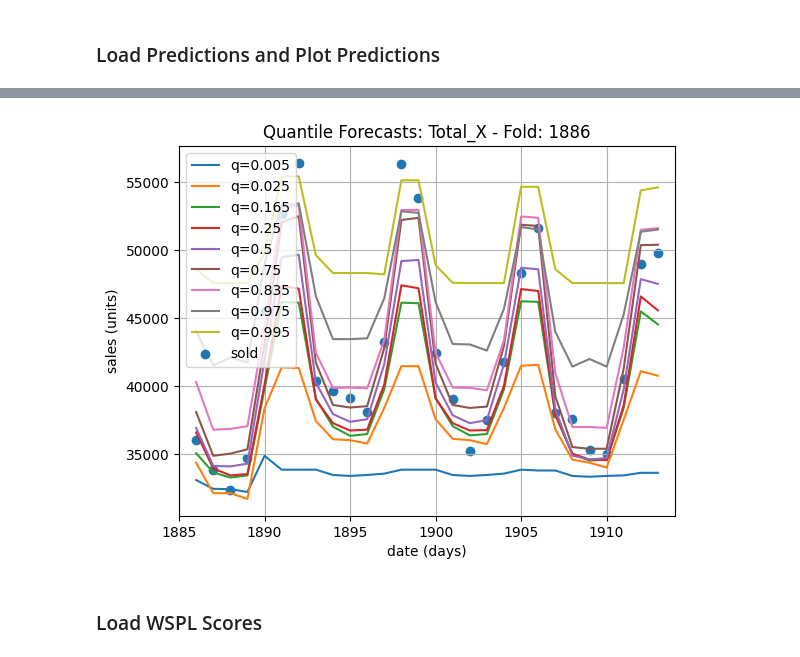
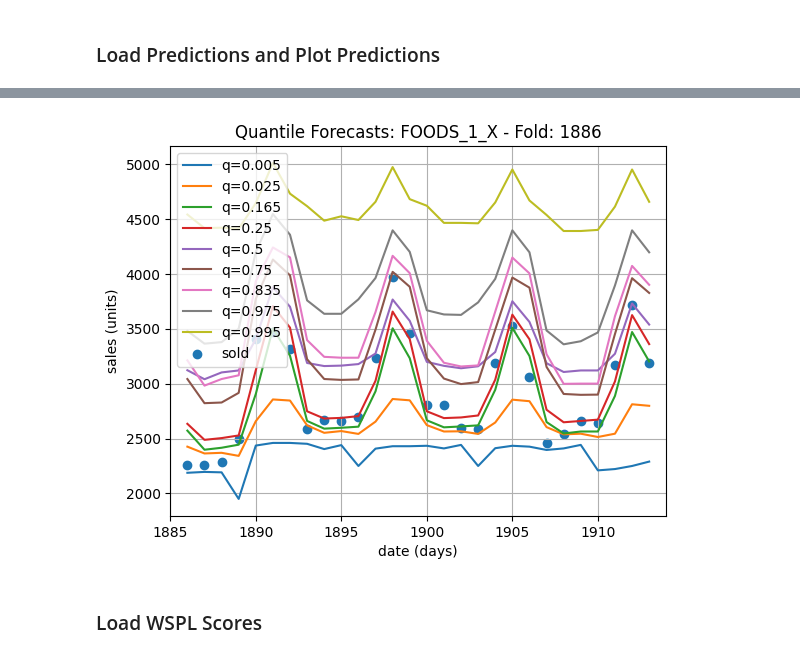
Before and after one commit to CodingNoob234/m5-forecasting-uncertainty, a Jupyter notebook: code/un_visualising_results_quantiles.ipynb, the cells around one changed output, grey strips where cells are left out. Drawn from its saved outputs; the diff is of its cells as text; code cells hidden in the pictures.

```diff
--- a/code/un_visualising_results_quantiles.ipynb
+++ b/code/un_visualising_results_quantiles.ipynb
@@ -274,14 +274,14 @@ except:
 # %%
 # load predictions
 FOLD = 1886 #1886 #1802
-HIGHEST_LEVEL = 0
+HIGHEST_LEVEL = 4
 # experiment_name = 'price auto/momentum'
-experiment_name = 'full vs. sparse'
+# experiment_name = 'full vs. sparse'
 # experiment_name = 'ewm vs. ma'
 # experiment_name = 'state vs. store'
-# experiment_name = 'seasonal'
+experiment_name = 'seasonal'
 features = EXPERIMENTS_DICT[experiment_name]
-idx = 0
+idx = 4
 INCLUDE_COLUMNS = features['BASE'] + features['INCLUDE_COLUMNS_LIST'][idx]
 print(INCLUDE_COLUMNS)
 path = 'temp_submissions/'
@@ -336,6 +336,6 @@ for group, df_temp in rrr.groupby('id_merge'):
     plt.show()
 
     i += 1
-    if i >= 25:
+    if i >= 1:
         break
 # %% [output]
@@ -343,4 +343,4 @@ for group, df_temp in rrr.groupby('id_merge'):
-[figure, old version]
+[figure, new version]
 # %% [markdown]
 ### Load WSPL Scores
 # %%
```
Also changed, not shown: parts of 3 cells of this notebook, 22 other files.
